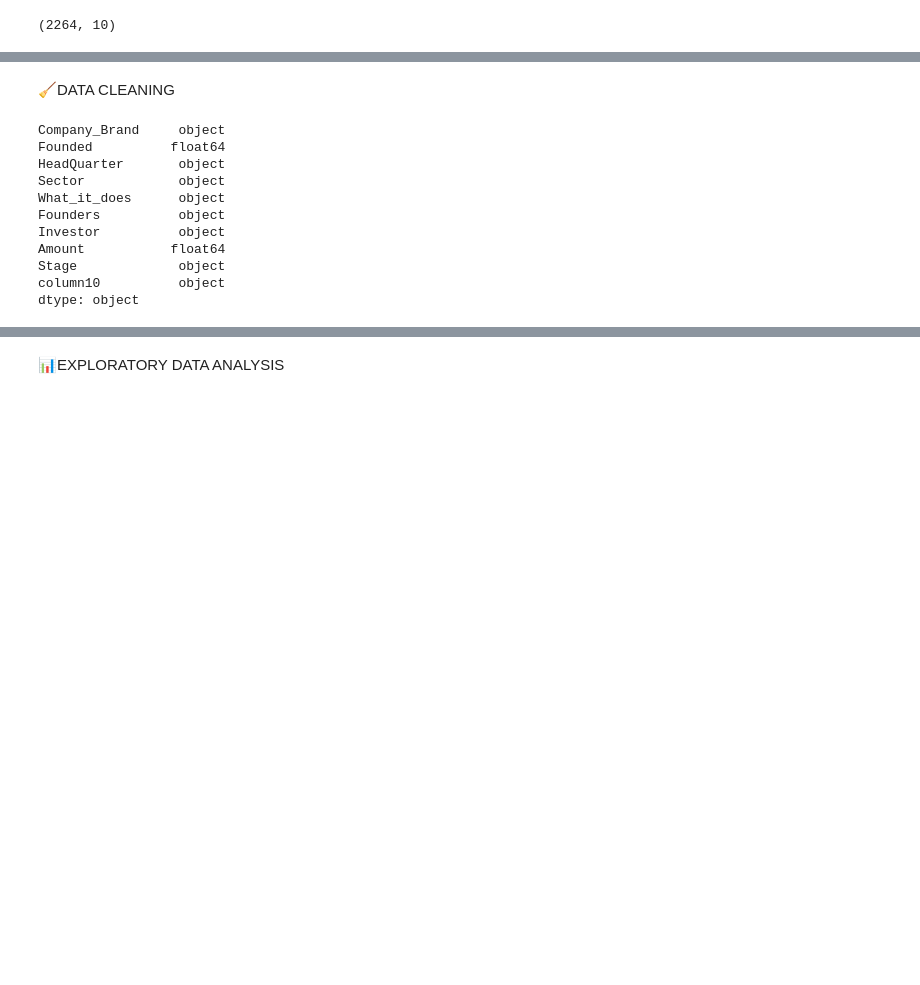
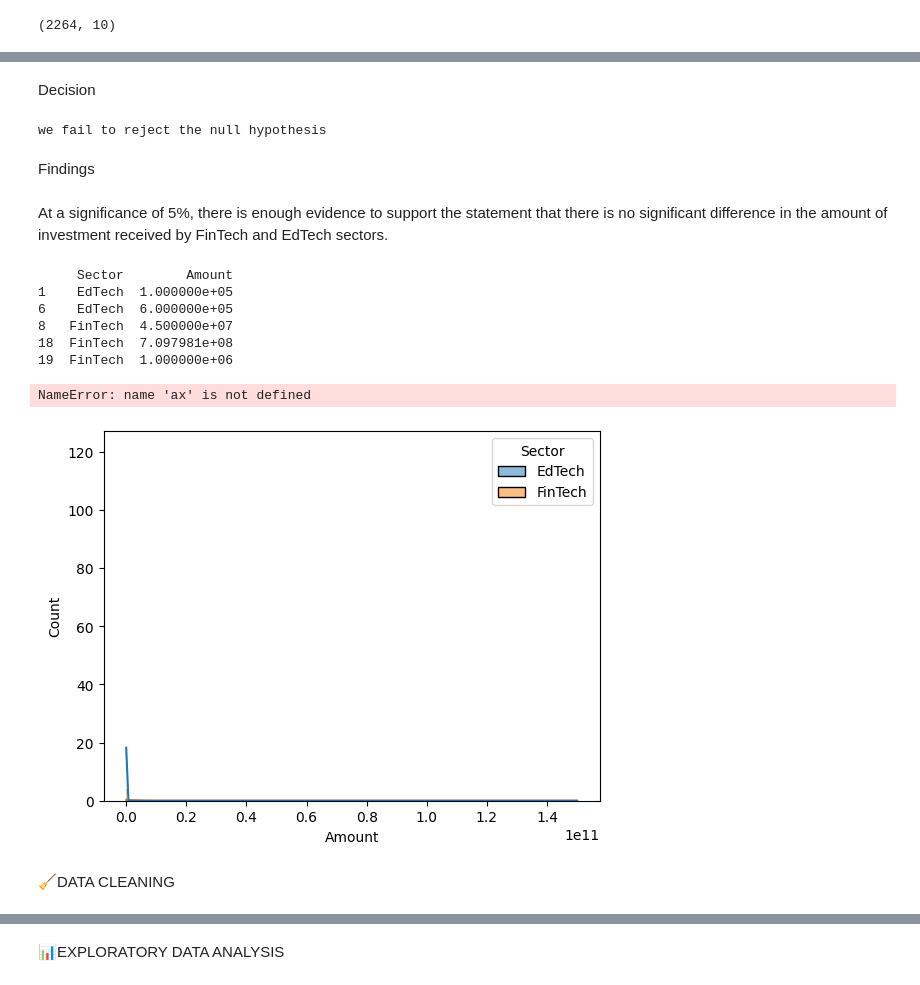
Before and after one commit to Nakkungu/LP1, a Jupyter notebook: LP1.ipynb, the cells around one changed output, grey strips where cells are left out. Saved outputs shown, nothing was run; the diff lists cells and outputs as text; code cells hidden in the pictures; blank space fills up the shorter version.

Commit message:
Hypothesis Testing

```diff
--- a/LP1.ipynb
+++ b/LP1.ipynb
@@ -79,0 +208,7 @@ df_2020_2021.shape
+# %%
+# Replace null values in 'Amount' column for 'EdTech' sector with the mean amount
+df1.loc[df1['Sector'] == 'FinTech', 'Amount'] = df1.loc[df1['Sector'] == 'FinTech', 'Amount'].fillna(fintech_mean)
+# %%
+# Calculate the mean amount for 'EdTech' sector
+edtech_mean = df1[df1['Sector'] == 'EdTech']['Amount'].mean()
+print(f'the mean amount for EdTech Sector is:{edtech_mean} ')
@@ -79,0 +217,3 @@ df_2020_2021.shape
+# %%
+# Replace null values in 'Amount' column for 'EdTech' sector with the mean amount
+df1.loc[df1['Sector'] == 'EdTech', 'Amount'] = df1.loc[df1['Sector'] == 'EdTech', 'Amount'].fillna(edtech_mean)
@@ -80,17 +233,42 @@ df_2020_2021.shape
+# %% [markdown]
+Decision
+# %%
+if p <0.05:
+    print("We reject the null hypothesis")
+else:
+    print("we fail to reject the null hypothesis")
+# %% [output]
+we fail to reject the null hypothesis
+# %% [markdown]
+Findings
+# %% [markdown]
+At a significance of 5%, there is enough evidence to support the statement that there is no significant difference in the amount of investment received by FinTech and EdTech sectors.
+# %%
+# Filter the DataFrame for 'EdTech' and 'AgriTech' sectors
+fintech_ed_df = df1[df1['Sector'].isin(['FinTech', 'EdTech'])]
+
+# Create a new DataFrame with only 'EdTech' and 'AgriTech' sectors and their 'Amount' data
+new_df = fintech_ed_df[['Sector', 'Amount']]
+
+# Display the new DataFrame
+print(new_df.head())
+# %% [output]
+     Sector        Amount
+1    EdTech  1.000000e+05
+6    EdTech  6.000000e+05
+8   FinTech  4.500000e+07
+18  FinTech  7.097981e+08
+19  FinTech  1.000000e+06
+# %%
+#plot a histogram
+sns.histplot(data=new_df, x ='Amount', hue = 'Sector', kde=True)
+# Adjust the y-axis limits
+ax.set_ylim(0, 20)
+
+# Show the plot
+plt.show()
+# %% [output]
+NameError: name 'ax' is not defined
+[figure, added]
 # %% [markdown]
 🧹DATA CLEANING
-# %%
-#determine data types for the columns
-print(data.dtypes)
-# %% [output]
-Company_Brand     object
-Founded          float64
-HeadQuarter       object
-Sector            object
-What_it_does      object
-Founders          object
-Investor          object
-Amount           float64
-Stage             object
-column10          object
-dtype: object
```
Also changed, not shown: parts of 33 cells of this notebook, 2 other files.
